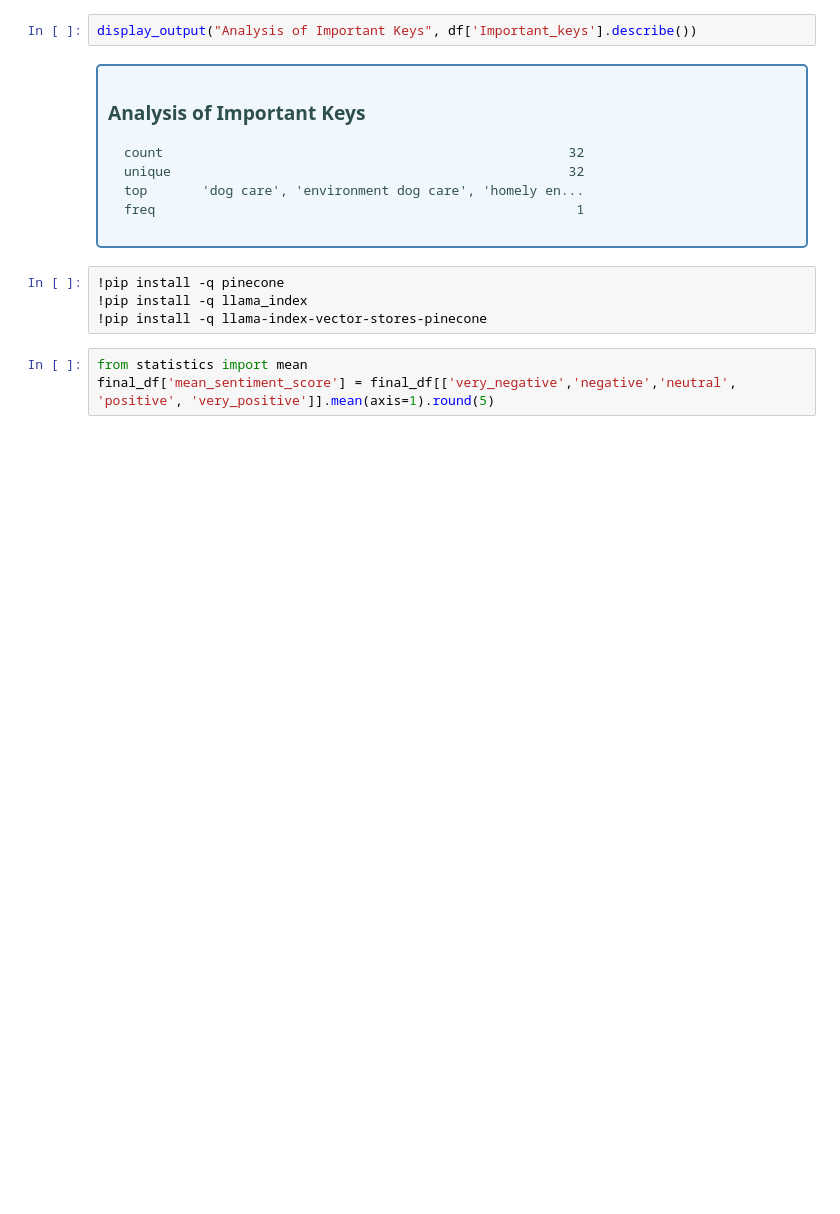
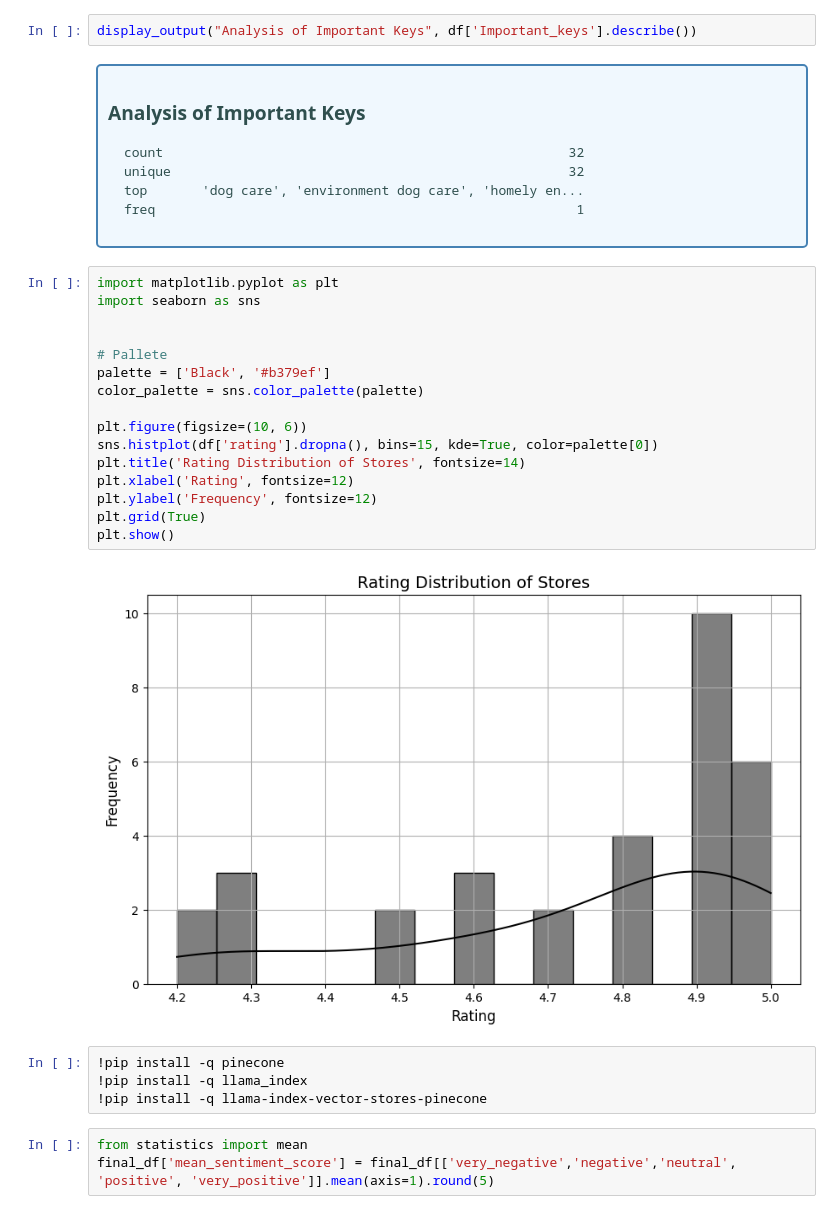
Before and after one commit to pramit46/LLMTry, a Jupyter notebook: RAG/WT_RnD.ipynb, the cells around one changed output. Drawn from its saved outputs; the diff is of its cells as text; blank space fills up the shorter version.

```diff
--- a/RAG/WT_RnD.ipynb
+++ b/RAG/WT_RnD.ipynb
@@ -129,6 +129,24 @@ display_output("Analysis of Important Keys", df['Important_keys'].describe())
 # %% [output]
 Analysis of Important Keys
 count 32 unique 32 top 'dog care', 'environment dog care', 'homely en... freq 1
+# %%
+import matplotlib.pyplot as plt
+import seaborn as sns
+
+
+# Pallete
+palette = ['Black', '#b379ef']
+color_palette = sns.color_palette(palette)
+
+plt.figure(figsize=(10, 6))
+sns.histplot(df['rating'].dropna(), bins=15, kde=True, color=palette[0])
+plt.title('Rating Distribution of Stores', fontsize=14)
+plt.xlabel('Rating', fontsize=12)
+plt.ylabel('Frequency', fontsize=12)
+plt.grid(True)
+plt.show()
+# %% [output]
+[figure, added]
 # %%
 !pip install -q pinecone
 !pip install -q llama_index
```
